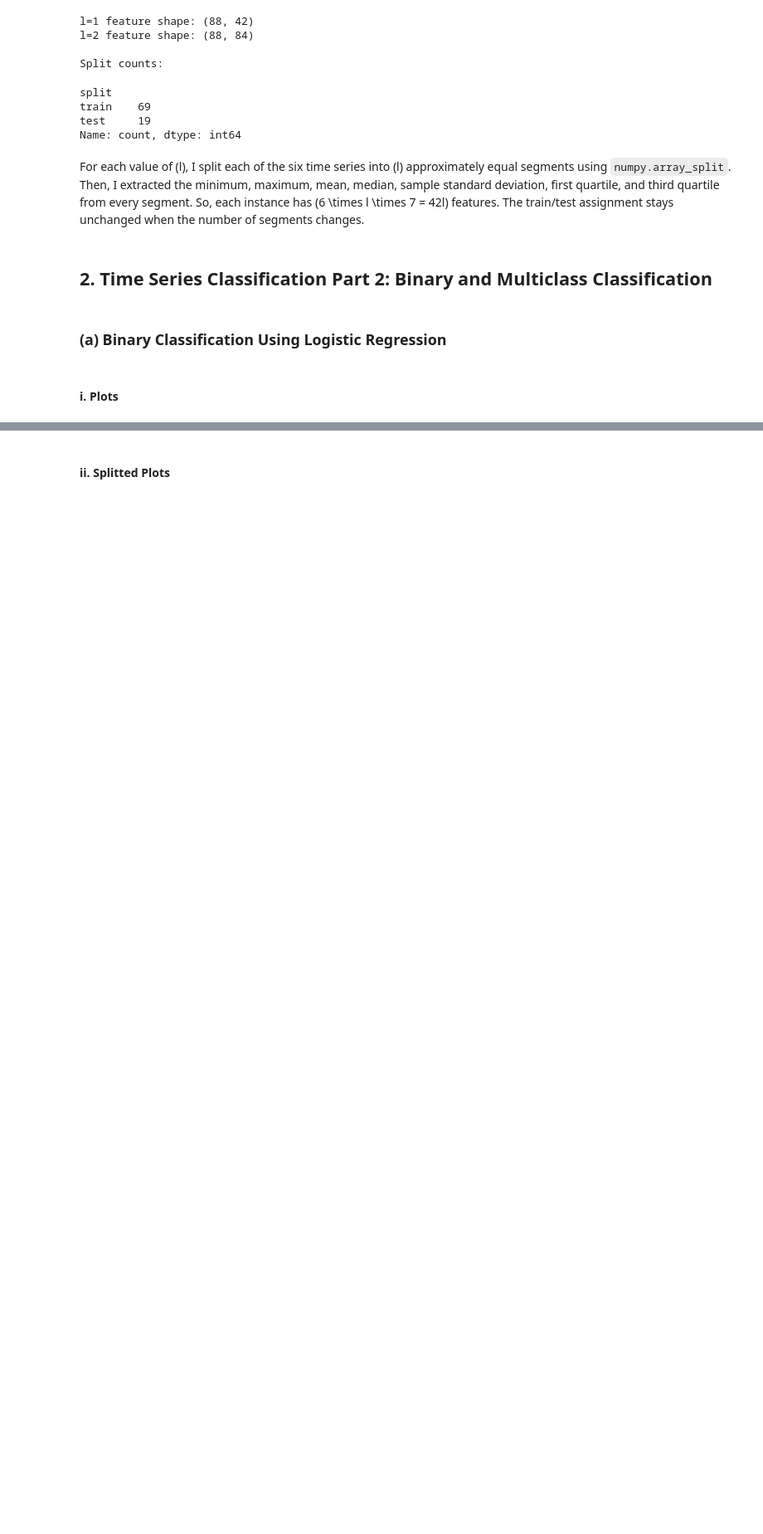
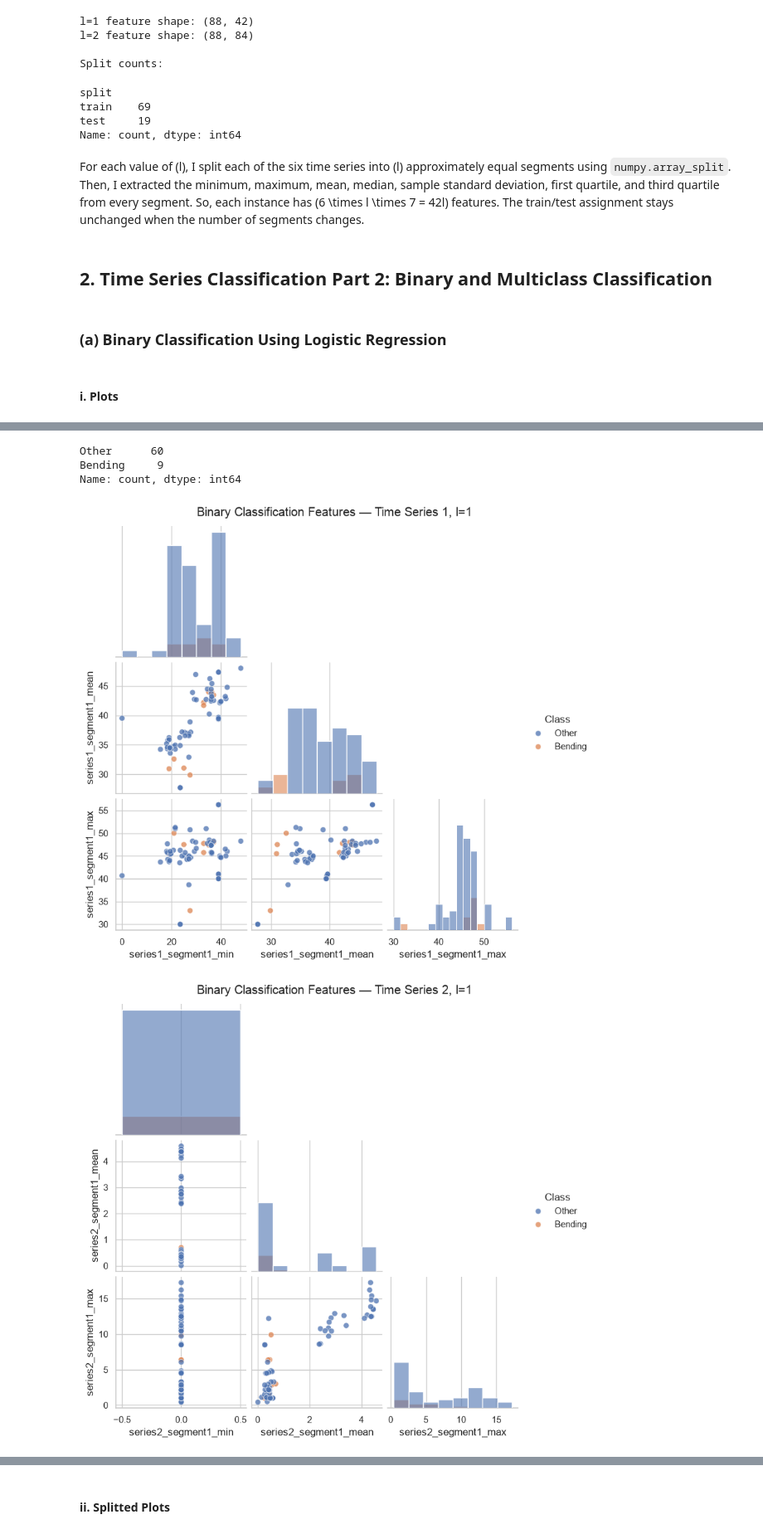
Before and after one commit to manvsatish/dsci-552-hw-4, a Jupyter notebook: notebook/Satish_Manvika_HW4.ipynb, the cells around one changed output, grey strips where cells are left out. Shown at 83% size. Cells and saved outputs as stored; diff of their text form; code cells hidden in the pictures; blank space fills up the shorter version.

Commit message:
Add binary feature scatter plots

```diff
--- a/notebook/Satish_Manvika_HW4.ipynb
+++ b/notebook/Satish_Manvika_HW4.ipynb
@@ -272,3 +272,36 @@ For each value of \(l\), I split each of the six time series into \(l\) approxim
 ### (a) Binary Classification Using Logistic Regression
 # %% [markdown]
 #### i. Plots
+# %%
+# using only the training instances for model dev & plotting
+train_mask = metadata_l1["split"].eq("train")
+
+X_train_l1 = features_l1.loc[train_mask].reset_index(drop=True)
+y_train_binary = (metadata_l1.loc[train_mask, "binary_label"].reset_index(drop=True))
+
+# class distr in training data
+binary_class_counts = (pd.Series(np.where(y_train_binary.eq(1), "Bending", "Other",)).value_counts())
+print("Binary training-class counts:")
+display(binary_class_counts)
+
+# minimum, mean, and maximum from hw3 selection
+selected_statistics = ["min", "mean", "max"]
+selected_series = [1, 2, 6]
+
+for series_number in selected_series:
+    selected_columns = [f"series{series_number}_segment1_{statistic}" for statistic in selected_statistics]
+
+    plot_data = X_train_l1[selected_columns].copy()
+    plot_data["Class"] = np.where(y_train_binary.eq(1), "Bending", "Other",)
+
+    plot_grid = sns.pairplot(plot_data, vars=selected_columns, hue="Class", hue_order=["Other", "Bending"], corner=True, diag_kind="hist", plot_kws={"alpha": 0.75, "s": 45,}, diag_kws={"alpha": 0.60,},)
+    plot_grid.figure.suptitle(
+        (
+            "Binary Classification Features — "
+            f"Time Series {series_number}, l=1"
+        ),
+        y=1.02,
+    )
+
+    plt.show()
+# %% [output]
@@ -274,0 +309,5 @@ For each value of \(l\), I split each of the six time series into \(l\) approxim
+Other      60
+Bending     9
+Name: count, dtype: int64
+[figure, added]
+[figure, added]
```
Also changed, not shown: parts of 6 cells of this notebook.
